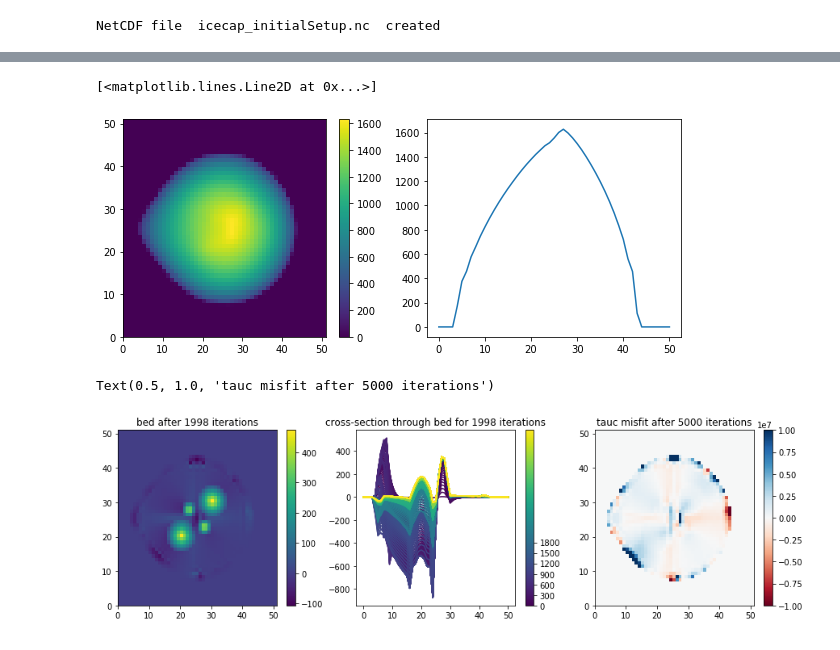
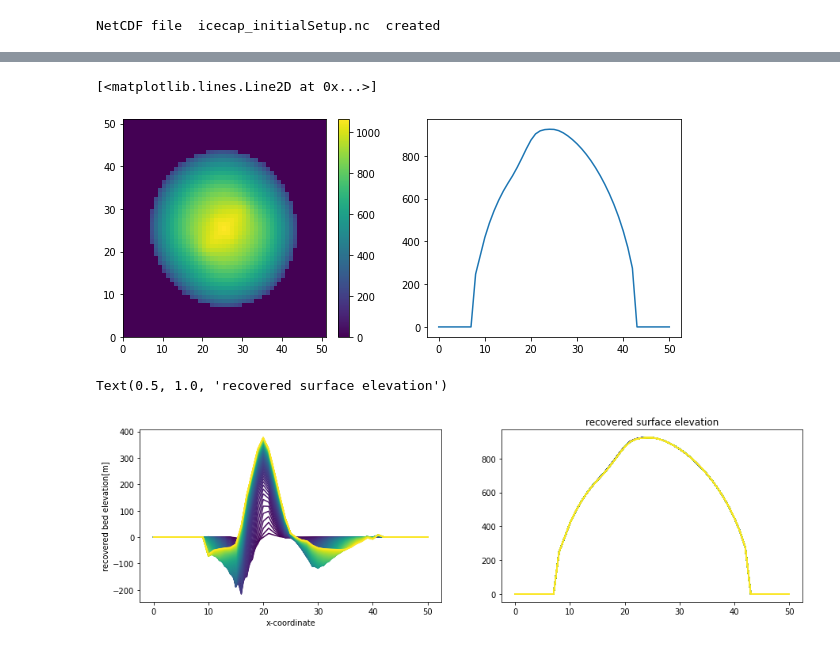
Before and after one commit to hahohe1892/thick_inv, a Jupyter notebook: icecap.ipynb, the cells around one changed output, grey strips where cells are left out. Drawn from its saved outputs; the diff is of its cells as text; code cells hidden in the pictures.

```diff
--- a/icecap.ipynb
+++ b/icecap.ipynb
@@ -67,3 +11,12 @@ def save_and_commit(notebook_path, branch_name, nc_file, commit_message):
+# %%
+def get_nc_data(file, var, time):
+    ds = NC(file)
+    avail_vars = [nc_var for nc_var in ds.variables]
+    if var not in avail_vars:
+        raise ValueError('variable not found; must be in {}'.format(avail_vars))
+    else:
+        var_data = ds[var][time][:]
+    return var_data
 # %%
 filename = "icecap_conf.nc"
 nc = NC(filename, 'w', format="NETCDF3_CLASSIC")
@@ -95,7 +48,7 @@ WRIT_FILE = 'icecap_initialSetup.nc'
 ### CONSTANTS ###
 
 secpera = 31556926.
-ice_density = 910.0             # [kg m-3]
+ice_density = 900.0             # [kg m-3]
 
 Lx = 2 * 25e3  # in km
 Ly = 2 * 25e3  # in km
@@ -143,13 +96,13 @@ for i in range(0,nx):
     for j in range(0, ny):
         #bump[i,j] = 300*np.exp((-(y[j]+10000)**2)/(2*5000**2))
         if j<=24:
-            tauc[i,j] -= 3e7*np.exp((-(x[i])**2)/(2*7000**2))
+            tauc[i,j] -= 4e7*np.exp((-(x[i])**2)/(2*10000**2))
         dist = ((x[i])**2+(y[j]-15000)**2)**0.5
         #precip[i, j] = 4 *(1-(dist*2/Lx))
 
 
 #topg = base + bump
-
+tauc = np.ones((ny, nx))*1e10
 thk = np.ones((ny,nx))
 surf = topg+thk
 # %%
@@ -351,12 +257,11 @@ Writing model state to file `icecap_output.nc'...
 # %%
-nc_data = get_nc_data('ex_icecap_output.nc', 'velbase_mag', -1)
-nc_data2 = get_nc_data('ex_icecap_output.nc', 'usurf', -2)
+nc_data = get_nc_data('ice_build_output.nc', 'usurf', 0)
 fig, axes = plt.subplots(1,2, figsize=(10,4))
-colors = axes[0].pcolor(nc_data2)
+colors = axes[0].pcolor(nc_data)
 fig.colorbar(colors, ax=axes[0])
-axes[1].plot(range(nx), nc_data2[25,:])
+axes[1].plot(range(ny), nc_data[:,19])
 # %% [output]
 [<matplotlib.lines.Line2D at 0x...>]
-[figure, old version]
+[figure, new version]
 # %%
 # bed recovery ###
@@ -404,13 +308,5 @@ with open('icecap_iteration_script.sh', 'w') as f:
 !cp icecap_iteration_out.nc icecap_iteration_in.nc
 !chmod +x icecap_iteration_script.sh
-# %%
-p_friction = 500
-pmax = 2500
-# %%
-p = 99
-B_rec = B_rec_all[p]
-tauc_rec = inpaint_nans(tauc_rec_all[p])
-S_rec = S_ref
 # %%
 for p in tqdm.trange(0, pmax):
 
@@ -507,20 +363,15 @@ for p in tqdm.trange(0, pmax):
 # %%
 colormap = plt.cm.viridis
 colors = [colormap(i) for i in np.linspace(0,1,len(B_rec_all))]
-bounds=np.linspace(0,len(B_rec_all), 1000)
-fig, axes = plt.subplots(1,3, figsize=(15,4))
-field = axes[0].pcolor(B_rec)#, vmin = -2, vmax = 2, cmap='RdBu')
-fig.colorbar(field, ax=axes[0])
-for i in range(0,len(B_rec_all),10):
-    lines = axes[1].plot(range(nx), B_rec_all[i][23,:], color=colors[i])
+fig, axes = plt.subplots(1,2, figsize=(15,4))
+for i in range(0,len(B_rec_all),1):
+    lines = axes[0].plot(range(ny), B_rec_all[i][19,:], color=colors[i])
+    lines = axes[1].plot(range(ny), S_rec_all[i][19,:], color=colors[i])
 
-cbar = fig.colorbar(plt.cm.ScalarMappable(norm=norm, cmap='viridis'), ax = axes[1], ticks=range(0,2000, 300))
-field2 = axes[2].pcolor(tauc_rec_all[-1]-tauc, vmin = -1e7, vmax = 1e7, cmap='RdBu')
-fig.colorbar(field2, ax = axes[2])
-
-axes[0].set_title('bed after 1998 iterations')
-axes[1].set_title('cross-section through bed for 1998 iterations')
-axes[2].set_title('tauc misfit after 5000 iterations')
+axes[0].set_xlabel('x-coordinate')
+axes[0].set_ylabel('recovered bed elevation[m]')
+axes[1].set_title('x-coordinate')
+axes[1].set_title('recovered surface elevation')
 # %% [output]
-Text(0.5, 1.0, 'tauc misfit after 5000 iterations')
+Text(0.5, 1.0, 'recovered surface elevation')
-[figure, old version]
+[figure, new version]
```
Also changed, not shown: parts of 24 cells of this notebook, 4 other files.
